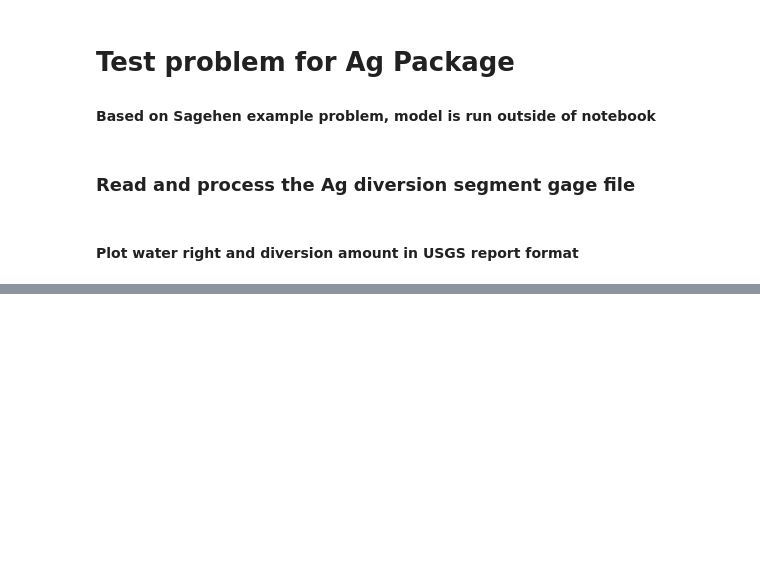
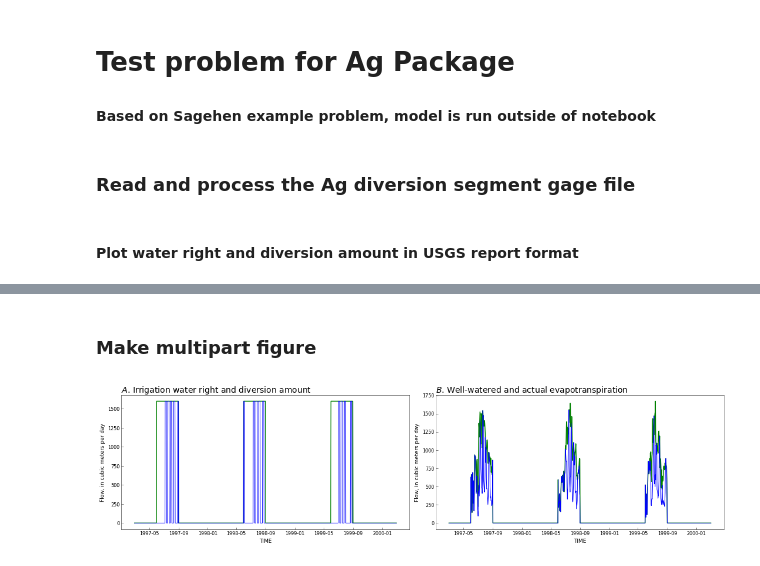
Before and after one commit to rniswon/gsflow_examples, a Jupyter notebook: sagehen_Agwater_trigger/notebook/Ag_trigger.ipynb, the cells around one changed output, grey strips where cells are left out. Cells and saved outputs as stored; diff of their text form; code cells hidden in the pictures; blank space fills up the shorter version.

```diff
--- a/sagehen_Agwater_trigger/notebook/Ag_trigger.ipynb
+++ b/sagehen_Agwater_trigger/notebook/Ag_trigger.ipynb
@@ -93,0 +115,31 @@ rf.legend(ax, handles, labels, bbox_to_anchor=(.9, -0.2))
+# %% [markdown]
+### Make multipart figure
+# %%
+# blow up the fonts for this demo
+plt.rcParams['xtick.labelsize'] = 8
+plt.rcParams['ytick.labelsize'] = 8
+plt.rcParams['axes.titlesize'] = 14
+
+fig, axes = plt.subplots(1, 2, figsize=(15, 4))
+axes = axes.flat
+axes[0].plot(plotdates,y1,color='g', linewidth=1.5, label=header[4])
+axes[0].plot(plotdates,y2,color='b', linewidth=1.0, label=header[4])
+
+axes[1].plot(plotdates,y1et,color='g', linewidth=1.5, label=header[4])
+axes[1].plot(plotdates,y2et,color='b', linewidth=1.0, label=header[4])
+
+axes[0].set_ylabel('Flow, in cubic meters per day')
+axes[0].set_xlabel(header[0])
+
+plt.ylabel('Flow, in cubic meters per day')
+plt.xlabel(header[0])
+
+rf.title(axes[0], 'Irrigation water right and diversion amount', subplot_prefix='A')
+
+#rf.axes_numbering(axes[1], format_x=True)
+rf.title(axes[1], 'Well-watered and actual evapotranspiration', subplot_prefix='B')
+
+plt.tight_layout()
+plt.savefig('WR_ET_5day_6.pdf')
+# %% [output]
+[figure, added]
```
Also changed, not shown: parts of 3 cells of this notebook, 53 other files.
